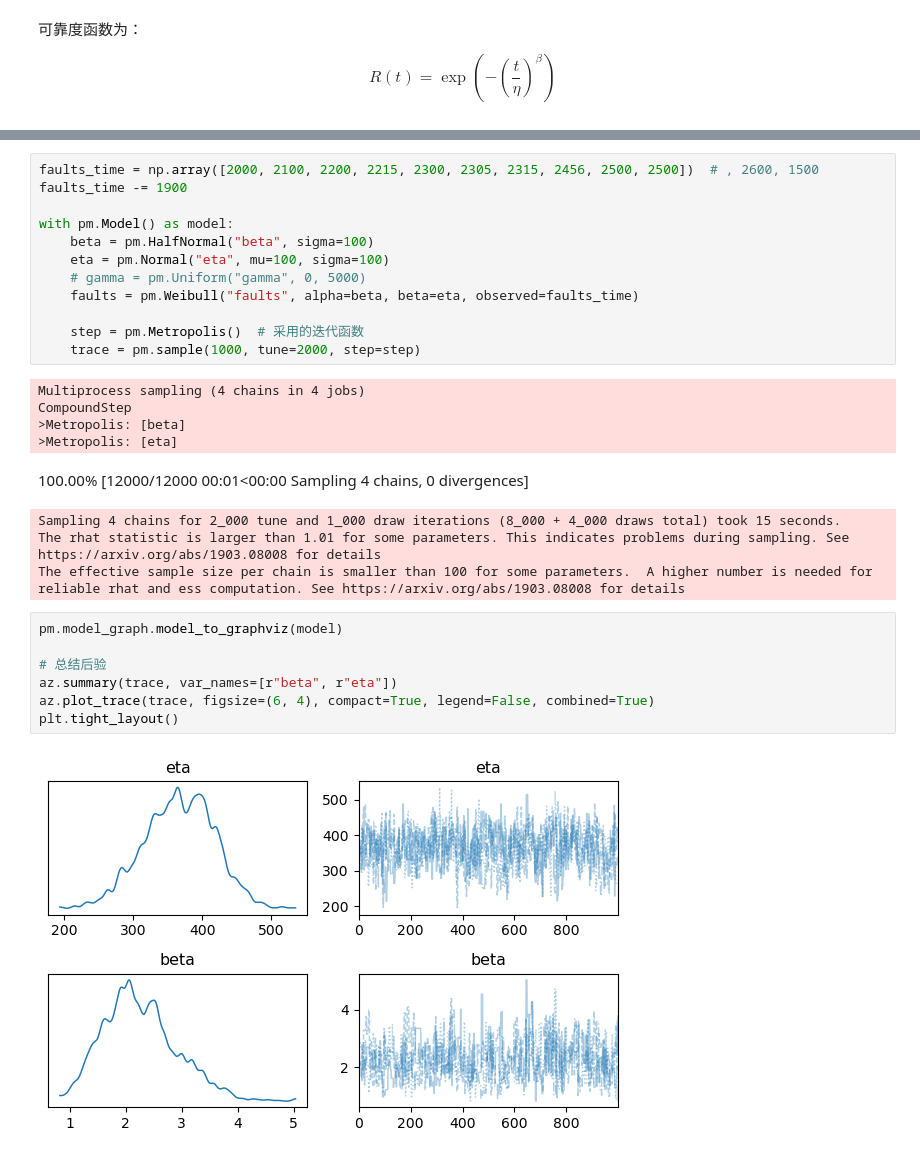
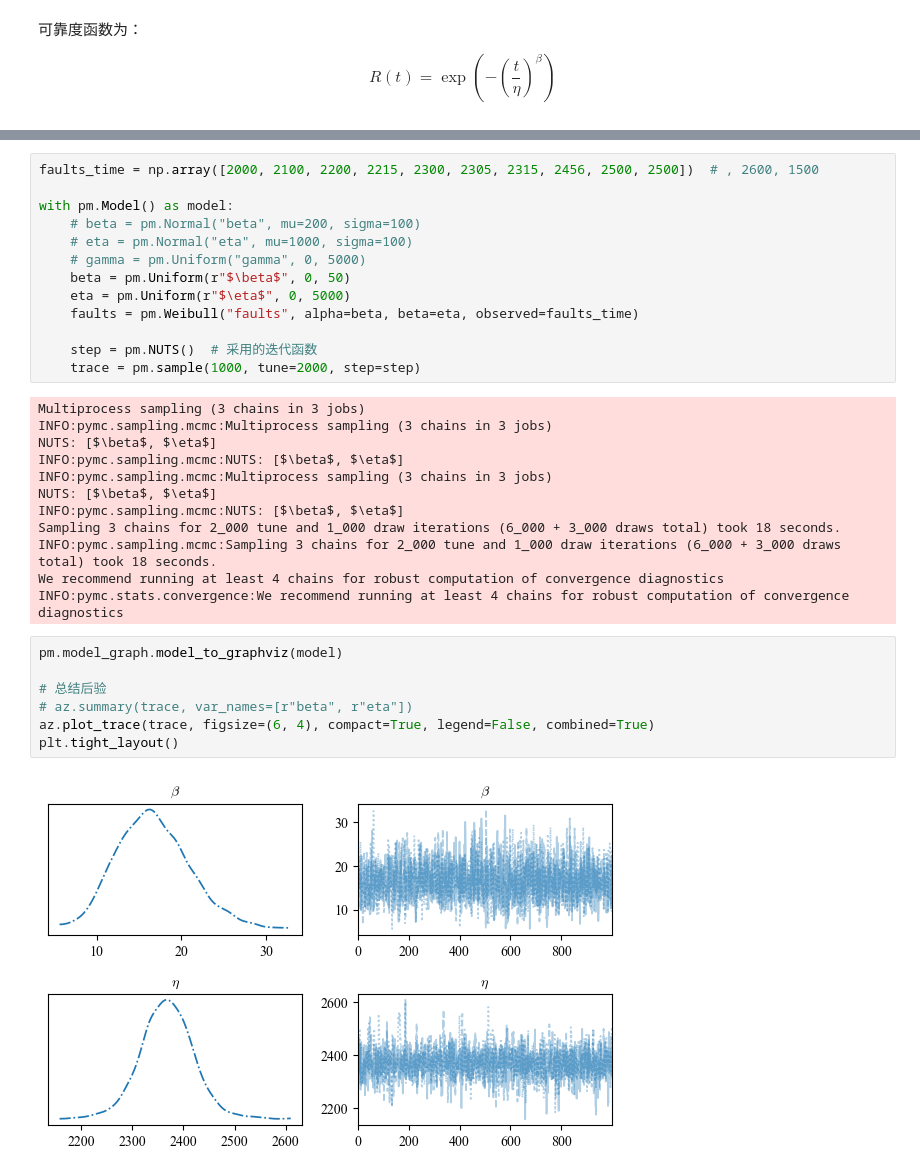
Before and after one commit to Ulti-Dreisteine/Tutorial-Bayesian-Statistics-PyMC3, a Jupyter notebook: 4.2_基于威布尔分布的可靠性评价.ipynb, the cells around one changed output, grey strips where cells are left out. Drawn from its saved outputs; the diff is of its cells as text.

```diff
--- a/4.2_基于威布尔分布的可靠性评价.ipynb
+++ b/4.2_基于威布尔分布的可靠性评价.ipynb
@@ -27,30 +34,34 @@ import pymc as pm
 # %%
 faults_time = np.array([2000, 2100, 2200, 2215, 2300, 2305, 2315, 2456, 2500, 2500])  # , 2600, 1500
-faults_time -= 1900
 
 with pm.Model() as model:
-    beta = pm.HalfNormal("beta", sigma=100)
-    eta = pm.Normal("eta", mu=100, sigma=100)
+    # beta = pm.Normal("beta", mu=200, sigma=100)
+    # eta = pm.Normal("eta", mu=1000, sigma=100)
     # gamma = pm.Uniform("gamma", 0, 5000)
+    beta = pm.Uniform(r"$\beta$", 0, 50)
+    eta = pm.Uniform(r"$\eta$", 0, 5000)
     faults = pm.Weibull("faults", alpha=beta, beta=eta, observed=faults_time)
 
-    step = pm.Metropolis()  # 采用的迭代函数
+    step = pm.NUTS()  # 采用的迭代函数
     trace = pm.sample(1000, tune=2000, step=step)
 # %% [output]
-Multiprocess sampling (4 chains in 4 jobs)
-CompoundStep
->Metropolis: [beta]
->Metropolis: [eta]
+Multiprocess sampling (3 chains in 3 jobs)
+INFO:pymc.sampling.mcmc:Multiprocess sampling (3 chains in 3 jobs)
+NUTS: [$\beta$, $\eta$]
+INFO:pymc.sampling.mcmc:NUTS: [$\beta$, $\eta$]
+INFO:pymc.sampling.mcmc:Multiprocess sampling (3 chains in 3 jobs)
+NUTS: [$\beta$, $\eta$]
+INFO:pymc.sampling.mcmc:NUTS: [$\beta$, $\eta$]
+Sampling 3 chains for 2_000 tune and 1_000 draw iterations (6_000 + 3_000 draws total) took 18 seconds.
+INFO:pymc.sampling.mcmc:Sampling 3 chains for 2_000 tune and 1_000 draw iterations (6_000 + 3_000 draws total) took 18 seconds.
+We recommend running at least 4 chains for robust computation of convergence diagnostics
+INFO:pymc.stats.convergence:We recommend running at least 4 chains for robust computation of convergence diagnostics
-100.00% [12000/12000 00:01<00:00 Sampling 4 chains, 0 divergences]
-Sampling 4 chains for 2_000 tune and 1_000 draw iterations (8_000 + 4_000 draws total) took 15 seconds.
-The rhat statistic is larger than 1.01 for some parameters. This indicates problems during sampling. See https://arxiv.org/abs/1903.08008 for details
-The effective sample size per chain is smaller than 100 for some parameters.  A higher number is needed for reliable rhat and ess computation. See https://arxiv.org/abs/1903.08008 for details
 # %%
 pm.model_graph.model_to_graphviz(model)
 
 # 总结后验
-az.summary(trace, var_names=[r"beta", r"eta"])
+# az.summary(trace, var_names=[r"beta", r"eta"])
 az.plot_trace(trace, figsize=(6, 4), compact=True, legend=False, combined=True)
 plt.tight_layout()
 # %% [output]
-[figure, old version]
+[figure, new version]
```
Also changed, not shown: parts of 10 cells of this notebook, 6 other files.
